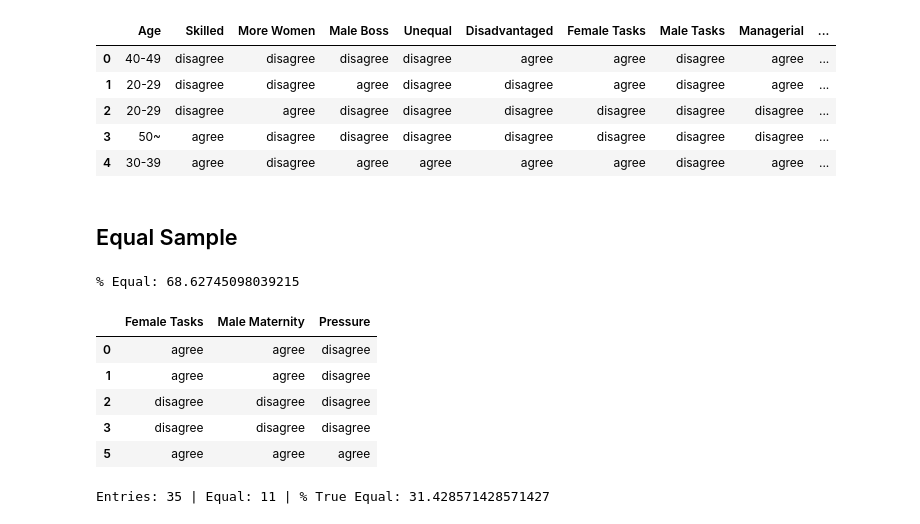
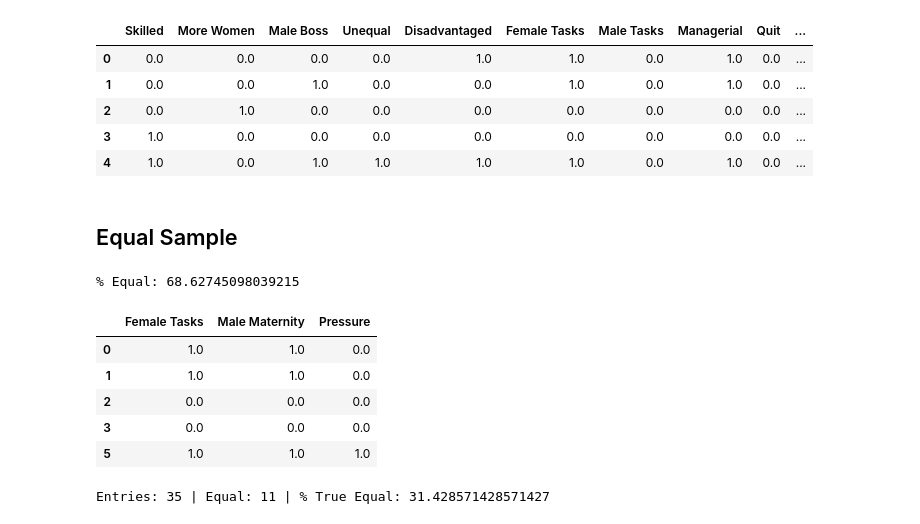
Before and after one commit to jamalmoir/notebook_playground, a Jupyter notebook: gender_equality_japanese_workplace_v2.ipynb, the cells around one changed output. Saved outputs shown, nothing was run; the diff lists cells and outputs as text; code cells hidden in the pictures.

```diff
--- a/gender_equality_japanese_workplace_v2.ipynb
+++ b/gender_equality_japanese_workplace_v2.ipynb
@@ -7,6 +9,14 @@ df = pd.read_csv('data/gender_equality_japanese_workplace_eng.csv', header=1)
 total = len(df)
 # %%
 percentage = lambda x, y: x / y * 100
+
+def response_convert(r):
+    if r == 'agree':
+        return 1
+    elif r == 'disagree':
+        return 0
+    else:
+        return r
 # %%
 df.head()
 # %% [output]
@@ -27,20 +37,24 @@ df.describe()
 # %%
 df.columns = ['Age', 'Skilled', 'More Women', 'Male Boss', 'Unequal', 'Disadvantaged',
               'Female Tasks', 'Male Tasks', 'Managerial', 'Quit', 'Maternity',
               'Male Maternity', 'Pressure']
 
+age_col = df.pop('Age')
+df = df.applymap(response_convert).astype(float)
+df['Age'] = pd.Series(age_col, index=df.index)
+
 df.head()
 # %% [output]
-|  | Age | Skilled | More Women | Male Boss | Unequal | Disadvantaged | Female Tasks | Male Tasks | Managerial | ... |
-| 0 | 40-49 | disagree | disagree | disagree | disagree | agree | agree | disagree | agree | ... |
-| 1 | 20-29 | disagree | disagree | agree | disagree | disagree | agree | disagree | agree | ... |
-| 2 | 20-29 | disagree | agree | disagree | disagree | disagree | disagree | disagree | disagree | ... |
-| 3 | 50~ | agree | disagree | disagree | disagree | disagree | disagree | disagree | disagree | ... |
-| 4 | 30-39 | agree | disagree | agree | agree | agree | agree | disagree | agree | ... |
+|  | Skilled | More Women | Male Boss | Unequal | Disadvantaged | Female Tasks | Male Tasks | Managerial | Quit | ... |
+| 0 | 0.0 | 0.0 | 0.0 | 0.0 | 1.0 | 1.0 | 0.0 | 1.0 | 0.0 | ... |
+| 1 | 0.0 | 0.0 | 1.0 | 0.0 | 0.0 | 1.0 | 0.0 | 1.0 | 0.0 | ... |
+| 2 | 0.0 | 1.0 | 0.0 | 0.0 | 0.0 | 0.0 | 0.0 | 0.0 | 0.0 | ... |
+| 3 | 1.0 | 0.0 | 0.0 | 0.0 | 0.0 | 0.0 | 0.0 | 0.0 | 0.0 | ... |
+| 4 | 1.0 | 0.0 | 1.0 | 1.0 | 1.0 | 1.0 | 0.0 | 1.0 | 0.0 | ... |
 # %% [markdown]
 ## Equal Sample
 # %%
-df_equal = df.loc[df['Unequal'] == 'disagree', ['Female Tasks', 'Male Maternity', 'Pressure']]
+df_equal = df.loc[df['Unequal'] == 0, ['Female Tasks', 'Male Maternity', 'Pressure']]
 total_equal = len(df_equal)
 
 print('% Equal: {0}'.format(percentage(total_equal, total)))
@@ -49,9 +63,9 @@ df_equal.head()
 # %% [output]
 % Equal: 68.62745098039215
 |  | Female Tasks | Male Maternity | Pressure |
-| 0 | agree | agree | disagree |
-| 1 | agree | agree | disagree |
-| 2 | disagree | disagree | disagree |
-| 3 | disagree | disagree | disagree |
-| 5 | agree | agree | agree |
+| 0 | 1.0 | 1.0 | 0.0 |
+| 1 | 1.0 | 1.0 | 0.0 |
+| 2 | 0.0 | 0.0 | 0.0 |
+| 3 | 0.0 | 0.0 | 0.0 |
+| 5 | 1.0 | 1.0 | 1.0 |
 # %%
```
Also changed, not shown: parts of 14 cells of this notebook.
